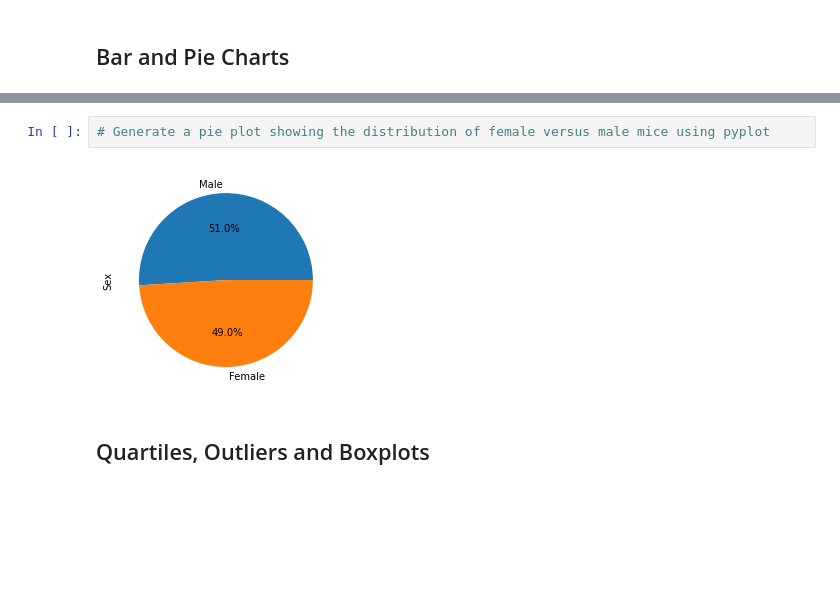
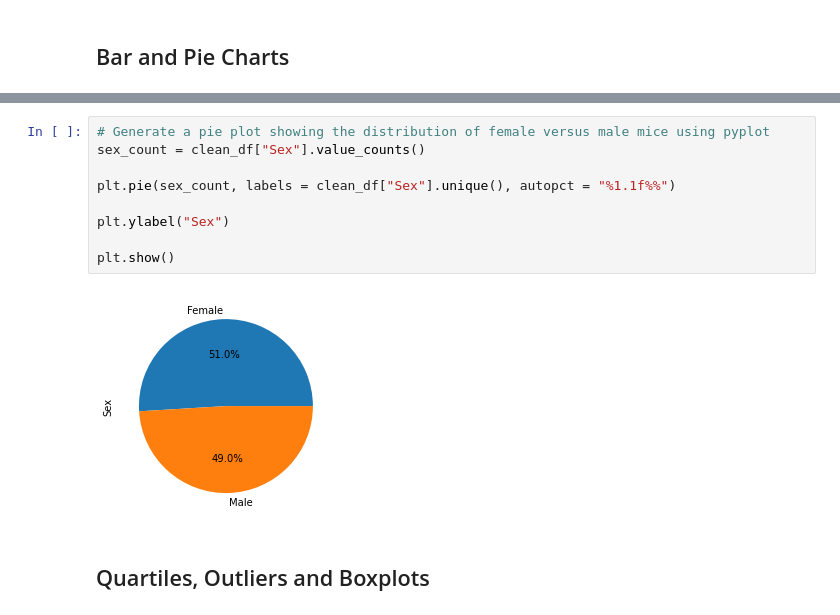
Before and after one commit to MrMrRPG/matplotlib_challenge, a Jupyter notebook: Pymaceuticals/pymaceuticals_starter.ipynb, the cells around one changed output, grey strips where cells are left out. Drawn from its saved outputs; the diff is of its cells as text; blank space fills up the shorter version.

```diff
--- a/Pymaceuticals/pymaceuticals_starter.ipynb
+++ b/Pymaceuticals/pymaceuticals_starter.ipynb
@@ -177,8 +192,15 @@ Name: Drug Regimen, dtype: int64
 [figure]
 # %%
 # Generate a pie plot showing the distribution of female versus male mice using pyplot
+sex_count = clean_df["Sex"].value_counts()
+
+plt.pie(sex_count, labels = clean_df["Sex"].unique(), autopct = "%1.1f%%")
+
+plt.ylabel("Sex")
+
+plt.show()
 # %% [output]
-[figure, old version]
+[figure, new version]
 # %% [markdown]
 ## Quartiles, Outliers and Boxplots
 # %%
```
Also changed, not shown: parts of 4 cells of this notebook.
